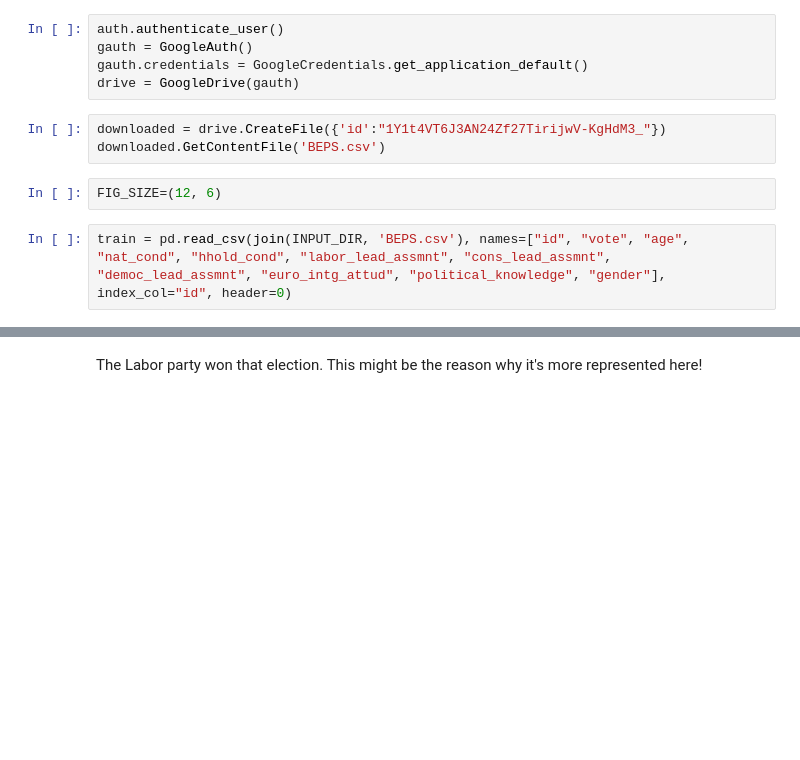
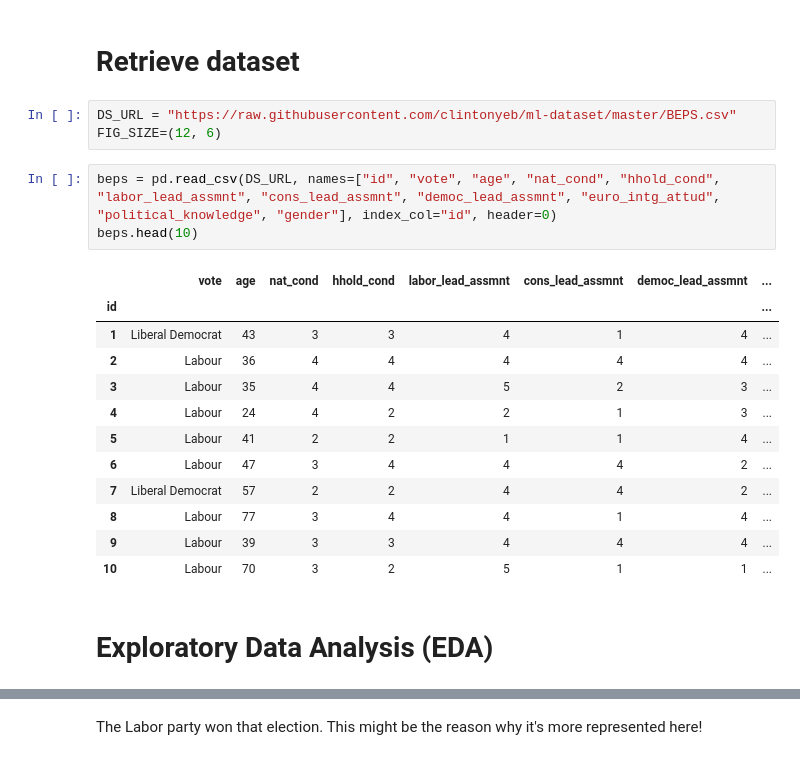
Before and after one commit to hatemalamir/election-ml, a Jupyter notebook: british_election_panel_study.ipynb, the cells around one changed output, grey strips where cells are left out. Saved outputs shown, nothing was run; the diff lists cells and outputs as text; blank space fills up the shorter version.

```diff
--- a/british_election_panel_study.ipynb
+++ b/british_election_panel_study.ipynb
@@ -11,13 +17,24 @@ import seaborn as sns
-# %%
-auth.authenticate_user()
-gauth = GoogleAuth()
-gauth.credentials = GoogleCredentials.get_application_default()
-drive = GoogleDrive(gauth)
-# %%
-downloaded = drive.CreateFile({'id':"1Y1t4VT6J3AN24Zf27TirijwV-KgHdM3_"})
-downloaded.GetContentFile('BEPS.csv')
-# %%
-FIG_SIZE=(12, 6)
+# %% [markdown]
+# Retrieve dataset
+# %%
+DS_URL = "https://raw.githubusercontent.com/clintonyeb/ml-dataset/master/BEPS.csv"
+FIG_SIZE=(12, 6)
 # %%
-train = pd.read_csv(join(INPUT_DIR, 'BEPS.csv'), names=["id", "vote", "age", "nat_cond", "hhold_cond", "labor_lead_assmnt", "cons_lead_assmnt", "democ_lead_assmnt", "euro_intg_attud", "political_knowledge", "gender"], index_col="id", header=0)
+beps = pd.read_csv(DS_URL, names=["id", "vote", "age", "nat_cond", "hhold_cond", "labor_lead_assmnt", "cons_lead_assmnt", "democ_lead_assmnt", "euro_intg_attud", "political_knowledge", "gender"], index_col="id", header=0)
+beps.head(10)
+# %% [output]
+|  | vote | age | nat_cond | hhold_cond | labor_lead_assmnt | cons_lead_assmnt | democ_lead_assmnt | ... |
+| id |  |  |  |  |  |  |  | ... |
+| 1 | Liberal Democrat | 43 | 3 | 3 | 4 | 1 | 4 | ... |
+| 2 | Labour | 36 | 4 | 4 | 4 | 4 | 4 | ... |
+| 3 | Labour | 35 | 4 | 4 | 5 | 2 | 3 | ... |
+| 4 | Labour | 24 | 4 | 2 | 2 | 1 | 3 | ... |
+| 5 | Labour | 41 | 2 | 2 | 1 | 1 | 4 | ... |
+| 6 | Labour | 47 | 3 | 4 | 4 | 4 | 2 | ... |
+| 7 | Liberal Democrat | 57 | 2 | 2 | 4 | 4 | 2 | ... |
+| 8 | Labour | 77 | 3 | 4 | 4 | 1 | 4 | ... |
+| 9 | Labour | 39 | 3 | 3 | 4 | 4 | 4 | ... |
+| 10 | Labour | 70 | 3 | 2 | 5 | 1 | 1 | ... |
+# %% [markdown]
+# Exploratory Data Analysis (EDA)
 # %% [markdown]
```
Also changed, not shown: parts of 29 cells of this notebook.
